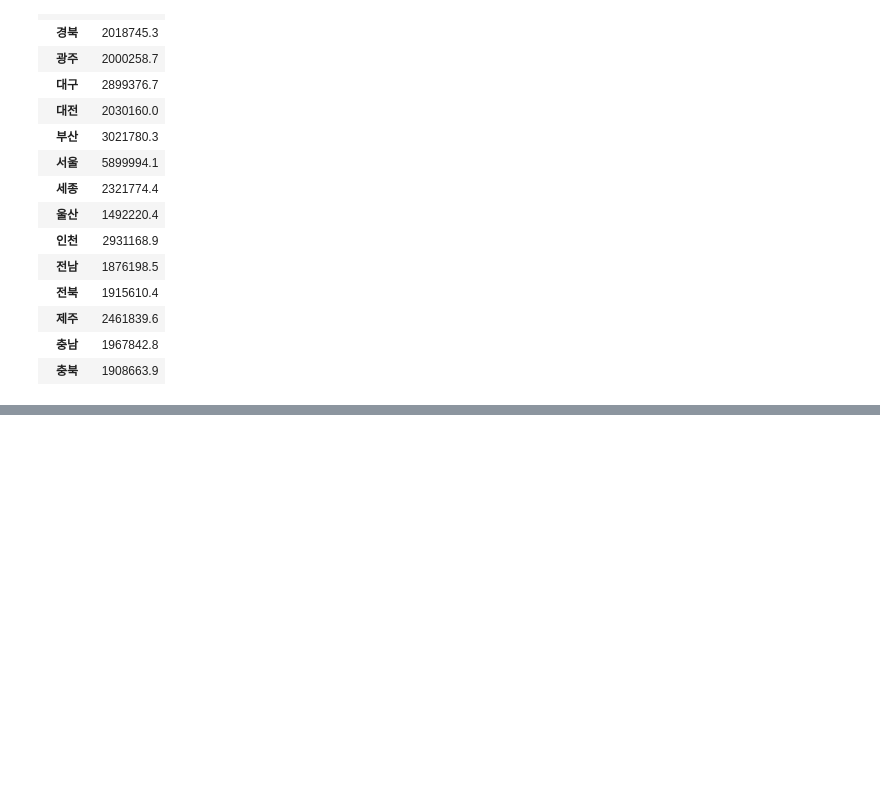
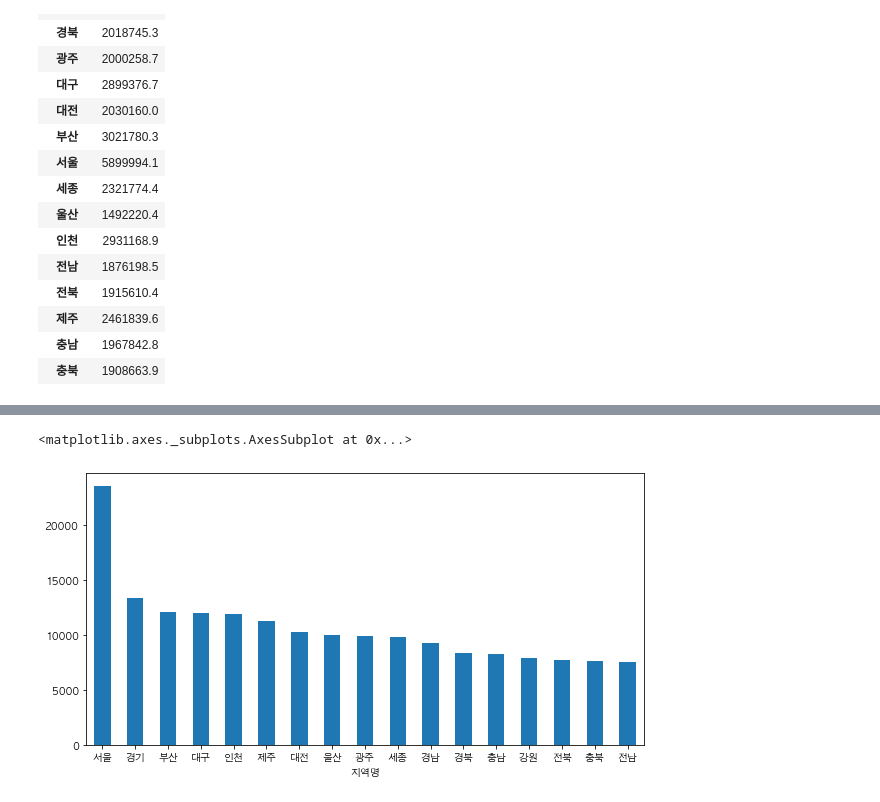
Before and after one commit to yekyung2/Python-DataAnalysis, a Jupyter notebook: practice1.ipynb, the cells around one changed output, grey strips where cells are left out. Saved outputs shown, nothing was run; the diff lists cells and outputs as text; code cells hidden in the pictures; blank space fills up the shorter version.

```diff
--- a/practice1.ipynb
+++ b/practice1.ipynb
@@ -523,0 +637,4 @@ pd.pivot_table(df_last, index=["지역명"], values=["평당분양가격"], aggf
+# %%
+g = df_last.groupby(["지역명"])["평당분양가격"].mean()
+
+#메소드()안에서 shift+tap 이용해, 다양한 plot 그래프 양식 리스트 확인 가능
@@ -523,0 +645,6 @@ pd.pivot_table(df_last, index=["지역명"], values=["평당분양가격"], aggf
+# %%
+#g.plot(kind="bar")
+g.plot.bar(rot=0, figsize= (10,5))
+# %% [output]
+<matplotlib.axes._subplots.AxesSubplot at 0x...>
+[figure, added]
```
Also changed, not shown: parts of 49 cells of this notebook.
